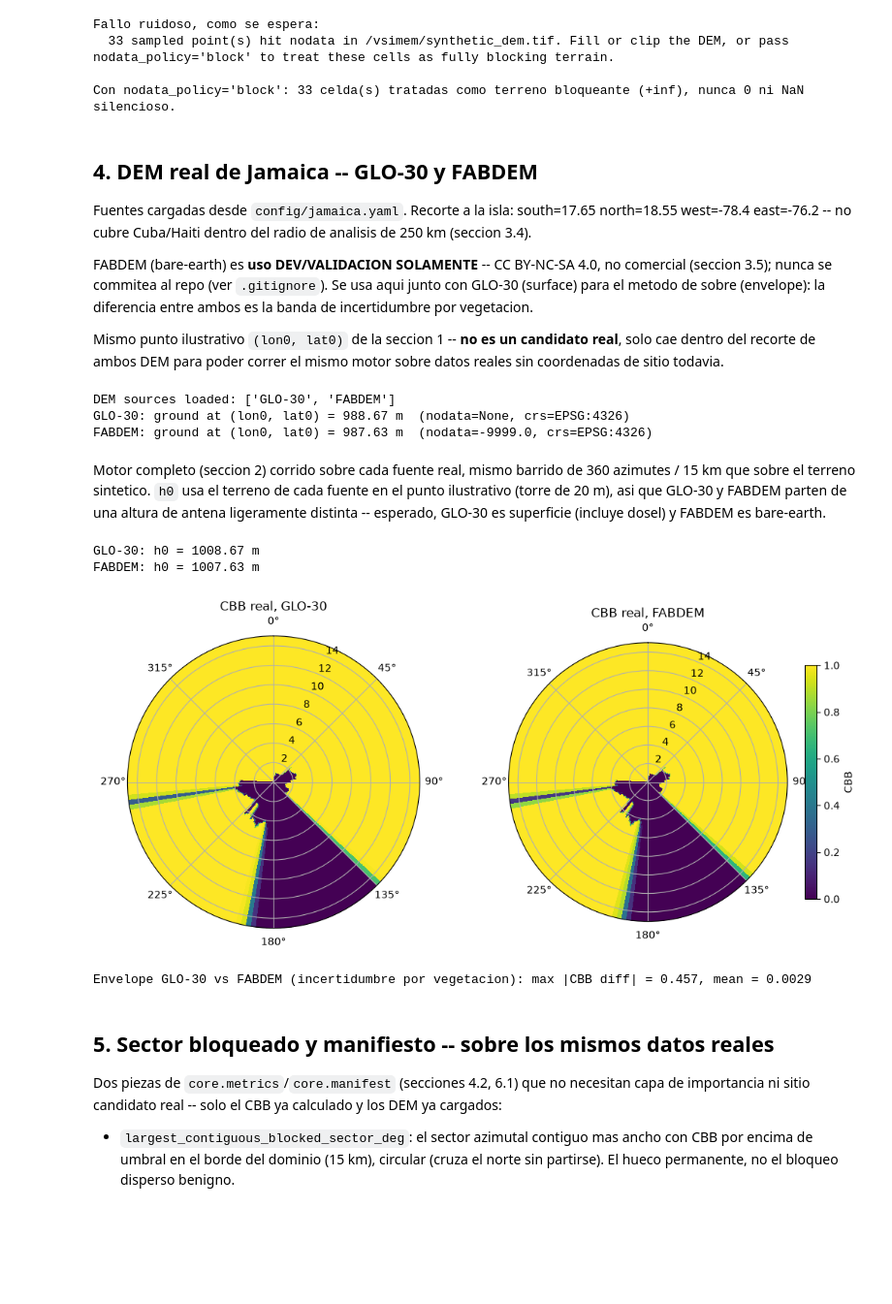
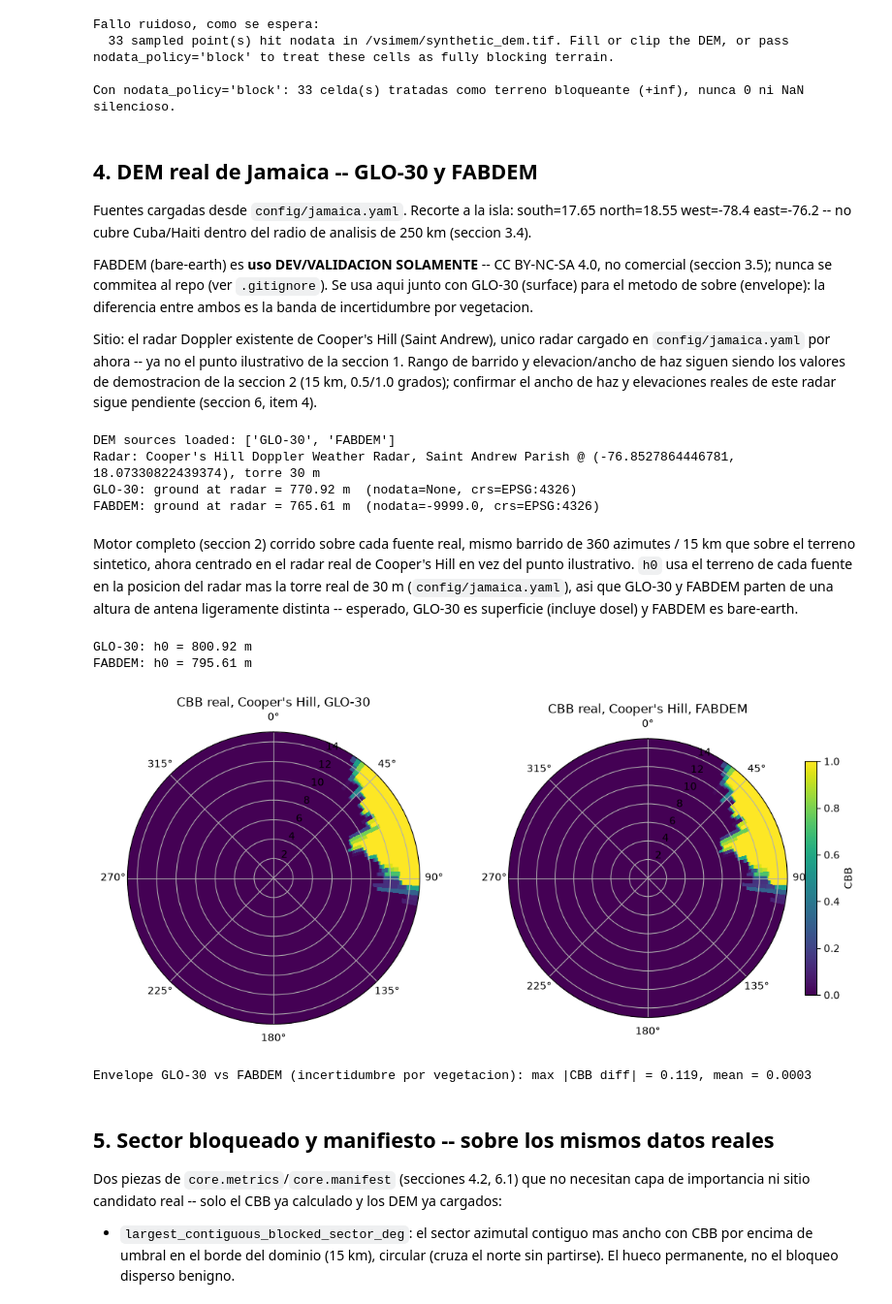
Before and after one commit to vladimir1284/radar-siting-toolkit, a Jupyter notebook: notebooks/fase0_motor_horizonte_bech.ipynb, the cells around one changed output. Shown at 97% size. Saved outputs shown, nothing was run; the diff lists cells and outputs as text; code cells hidden in the pictures; blank space fills up the shorter version.

```diff
--- a/notebooks/fase0_motor_horizonte_bech.ipynb
+++ b/notebooks/fase0_motor_horizonte_bech.ipynb
@@ -282,9 +282,12 @@ no comercial (seccion 3.5); nunca se commitea al repo (ver `.gitignore`).
 Se usa aqui junto con GLO-30 (surface) para el metodo de sobre (envelope):
 la diferencia entre ambos es la banda de incertidumbre por vegetacion.
 
-Mismo punto ilustrativo `(lon0, lat0)` de la seccion 1 -- **no es un
-candidato real**, solo cae dentro del recorte de ambos DEM para poder
-correr el mismo motor sobre datos reales sin coordenadas de sitio todavia.
+Sitio: el radar Doppler existente de Cooper's Hill (Saint Andrew), unico
+radar cargado en `config/jamaica.yaml` por ahora -- ya no el punto
+ilustrativo de la seccion 1. Rango de barrido y elevacion/ancho de haz
+siguen siendo los valores de demostracion de la seccion 2 (15 km, 0.5/1.0
+grados); confirmar el ancho de haz y elevaciones reales de este radar sigue
+pendiente (seccion 6, item 4).
 # %%
 import yaml
 
@@ -292,38 +295,47 @@ repo_root = pathlib.Path.cwd().parent
 with open(repo_root / "config" / "jamaica.yaml") as f:
     jamaica_cfg = yaml.safe_load(f)
 
+radar_cfg = jamaica_cfg["radars"][0]
+radar_lon, radar_lat = radar_cfg["lon"], radar_cfg["lat"]
+radar_tower_height = radar_cfg["tower_height_m"]
+to_lonlat_real = transformer_from_aeqd(radar_lon, radar_lat)
+
 real_dems = {
     src["label"]: Dem(str(repo_root / src["path"]), vertical_datum=src["vertical_datum"])
     for src in jamaica_cfg["dem"]["sources"]
 }
 print("DEM sources loaded:", list(real_dems.keys()))
+print(f"Radar: {radar_cfg['name']} @ ({radar_lon}, {radar_lat}), torre {radar_tower_height} m")
 
 for label, d in real_dems.items():
-    z0 = d.sample_lonlat([lon0], [lat0], nodata_policy="raise")[0]
-    print(f"{label}: ground at (lon0, lat0) = {z0:.2f} m  (nodata={d.nodata}, crs={d.crs})")
+    z0 = d.sample_lonlat([radar_lon], [radar_lat], nodata_policy="raise")[0]
+    print(f"{label}: ground at radar = {z0:.2f} m  (nodata={d.nodata}, crs={d.crs})")
 # %% [output]
 DEM sources loaded: ['GLO-30', 'FABDEM']
-GLO-30: ground at (lon0, lat0) = 988.67 m  (nodata=None, crs=EPSG:4326)
-FABDEM: ground at (lon0, lat0) = 987.63 m  (nodata=-9999.0, crs=EPSG:4326)
+Radar: Cooper's Hill Doppler Weather Radar, Saint Andrew Parish @ (-76.8527864446781, 18.07330822439374), torre 30 m
+GLO-30: ground at radar = 770.92 m  (nodata=None, crs=EPSG:4326)
+FABDEM: ground at radar = 765.61 m  (nodata=-9999.0, crs=EPSG:4326)
 # %% [markdown]
 Motor completo (seccion 2) corrido sobre cada fuente real, mismo barrido de
-360 azimutes / 15 km que sobre el terreno sintetico. `h0` usa el terreno de
-cada fuente en el punto ilustrativo (torre de 20 m), asi que GLO-30 y
-FABDEM parten de una altura de antena ligeramente distinta -- esperado,
-GLO-30 es superficie (incluye dosel) y FABDEM es bare-earth.
+360 azimutes / 15 km que sobre el terreno sintetico, ahora centrado en el
+radar real de Cooper's Hill en vez del punto ilustrativo. `h0` usa el
+terreno de cada fuente en la posicion del radar mas la torre real de 30 m
+(`config/jamaica.yaml`), asi que GLO-30 y FABDEM parten de una altura de
+antena ligeramente distinta -- esperado, GLO-30 es superficie (incluye
+dosel) y FABDEM es bare-earth.
 # %%
 cbb_real = {}
 h0_real = {}
 
 for label, d in real_dems.items():
-    ground = d.sample_lonlat([lon0], [lat0], nodata_policy="raise")[0]
-    h0_d = ground + tower_height
+    ground = d.sample_lonlat([radar_lon], [radar_lat], nodata_policy="raise")[0]
+    h0_d = ground + radar_tower_height
     h0_real[label] = h0_d
 
     cbb_rows = []
     for az in azimuths:
         s, x, y = ray_points(az, max_range_m, res)
-        lons, lats = to_lonlat.transform(x, y)
+        lons, lats = to_lonlat_real.transform(x, y)
         z = d.sample_lonlat(lons, lats, nodata_policy="block")
 
         bh = beam_height(s, h0_d, np.deg2rad(elevation_deg), k)
@@ -335,28 +347,28 @@ for label, d in real_dems.items():
 for label, h0_d in h0_real.items():
     print(f"{label}: h0 = {h0_d:.2f} m")
 # %% [output]
-GLO-30: h0 = 1008.67 m
-FABDEM: h0 = 1007.63 m
+GLO-30: h0 = 800.92 m
+FABDEM: h0 = 795.61 m
 # %%
 fig, axes = plt.subplots(1, 2, figsize=(11, 5), subplot_kw={"projection": "polar"})
 theta_rad = np.deg2rad(azimuths)
 R_mesh, T_mesh = np.meshgrid(s_ref / 1000.0, theta_rad)
 
 for ax, label in zip(axes, ["GLO-30", "FABDEM"]):
     mesh = ax.pcolormesh(T_mesh, R_mesh, cbb_real[label], cmap="viridis", vmin=0, vmax=1, shading="auto")
     ax.set_theta_zero_location("N")
     ax.set_theta_direction(-1)
-    ax.set_title(f"CBB real, {label}")
+    ax.set_title(f"CBB real, Cooper's Hill, {label}")
 plt.colorbar(mesh, ax=axes[-1], label="CBB", shrink=0.8)
 plt.tight_layout()
 plt.show()
 
 envelope = np.abs(cbb_real["GLO-30"] - cbb_real["FABDEM"])
 print(f"Envelope GLO-30 vs FABDEM (incertidumbre por vegetacion): "
       f"max |CBB diff| = {envelope.max():.3f}, mean = {envelope.mean():.4f}")
 # %% [output]
-[figure, old version]
+[figure, new version]
-Envelope GLO-30 vs FABDEM (incertidumbre por vegetacion): max |CBB diff| = 0.457, mean = 0.0029
+Envelope GLO-30 vs FABDEM (incertidumbre por vegetacion): max |CBB diff| = 0.119, mean = 0.0003
 # %% [markdown]
 ## 5. Sector bloqueado y manifiesto -- sobre los mismos datos reales
 
```
Also changed, not shown: parts of 3 cells of this notebook, 1 other file.
